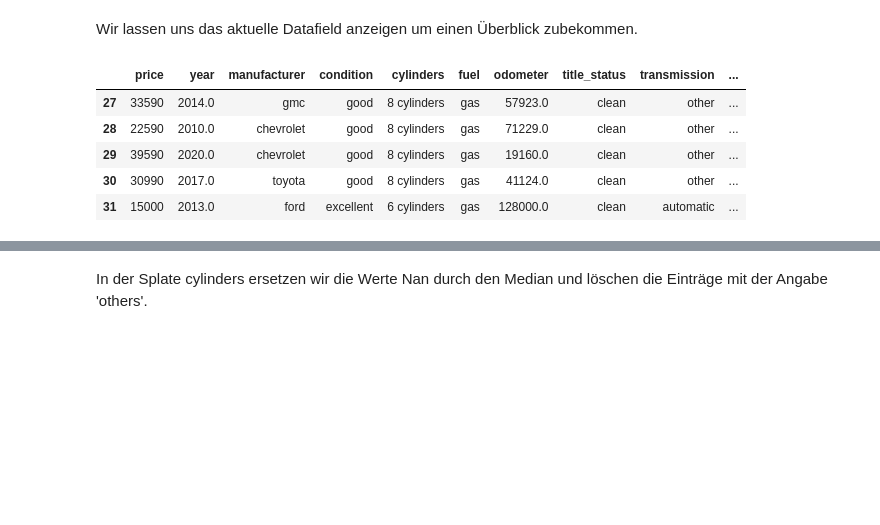
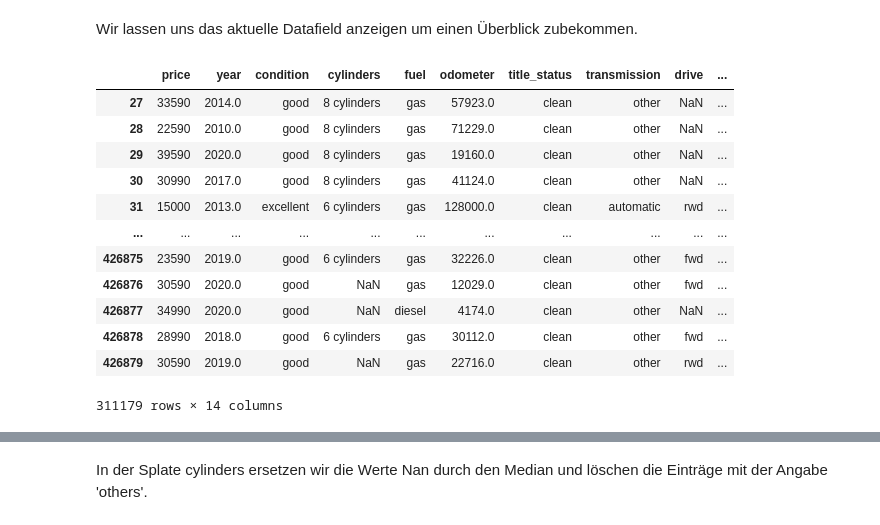
Before and after one commit to Beardlesspeet/KI_ML_Projectarbeit, a Jupyter notebook: Manuel_komplettloesung.ipynb, the cells around one changed output, grey strips where cells are left out. Drawn from its saved outputs; the diff is of its cells as text; code cells hidden in the pictures; blank space fills up the shorter version.

```diff
--- a/Manuel_komplettloesung.ipynb
+++ b/Manuel_komplettloesung.ipynb
@@ -243,3 +243,4 @@ Wir übernehmen unsere Änderungen im Hauptdataframe.
 # %%
 df = df[df['car_model'].isin(only_common_models['car_model'].tolist())]
 df.drop('model', axis = 1, inplace = True)
+df.drop('manufacturer',axis = 1, inplace= True)
@@ -246,11 +267,18 @@ df.drop('model', axis = 1, inplace = True)
 # %% [markdown]
 Wir lassen uns das aktuelle Datafield anzeigen um einen Überblick zubekommen.
 # %%
-df.head()
+df
 # %% [output]
-|  | price | year | manufacturer | condition | cylinders | fuel | odometer | title_status | transmission | ... |
-| 27 | 33590 | 2014.0 | gmc | good | 8 cylinders | gas | 57923.0 | clean | other | ... |
-| 28 | 22590 | 2010.0 | chevrolet | good | 8 cylinders | gas | 71229.0 | clean | other | ... |
-| 29 | 39590 | 2020.0 | chevrolet | good | 8 cylinders | gas | 19160.0 | clean | other | ... |
-| 30 | 30990 | 2017.0 | toyota | good | 8 cylinders | gas | 41124.0 | clean | other | ... |
-| 31 | 15000 | 2013.0 | ford | excellent | 6 cylinders | gas | 128000.0 | clean | automatic | ... |
+|  | price | year | condition | cylinders | fuel | odometer | title_status | transmission | drive | ... |
+| 27 | 33590 | 2014.0 | good | 8 cylinders | gas | 57923.0 | clean | other | NaN | ... |
+| 28 | 22590 | 2010.0 | good | 8 cylinders | gas | 71229.0 | clean | other | NaN | ... |
+| 29 | 39590 | 2020.0 | good | 8 cylinders | gas | 19160.0 | clean | other | NaN | ... |
+| 30 | 30990 | 2017.0 | good | 8 cylinders | gas | 41124.0 | clean | other | NaN | ... |
+| 31 | 15000 | 2013.0 | excellent | 6 cylinders | gas | 128000.0 | clean | automatic | rwd | ... |
+| ... | ... | ... | ... | ... | ... | ... | ... | ... | ... | ... |
+| 426875 | 23590 | 2019.0 | good | 6 cylinders | gas | 32226.0 | clean | other | fwd | ... |
+| 426876 | 30590 | 2020.0 | good | NaN | gas | 12029.0 | clean | other | fwd | ... |
+| 426877 | 34990 | 2020.0 | good | NaN | diesel | 4174.0 | clean | other | NaN | ... |
+| 426878 | 28990 | 2018.0 | good | 6 cylinders | gas | 30112.0 | clean | other | fwd | ... |
+| 426879 | 30590 | 2019.0 | good | NaN | gas | 22716.0 | clean | other | rwd | ... |
+311179 rows × 14 columns
```
Also changed, not shown: parts of 32 cells of this notebook, 2 other files.
